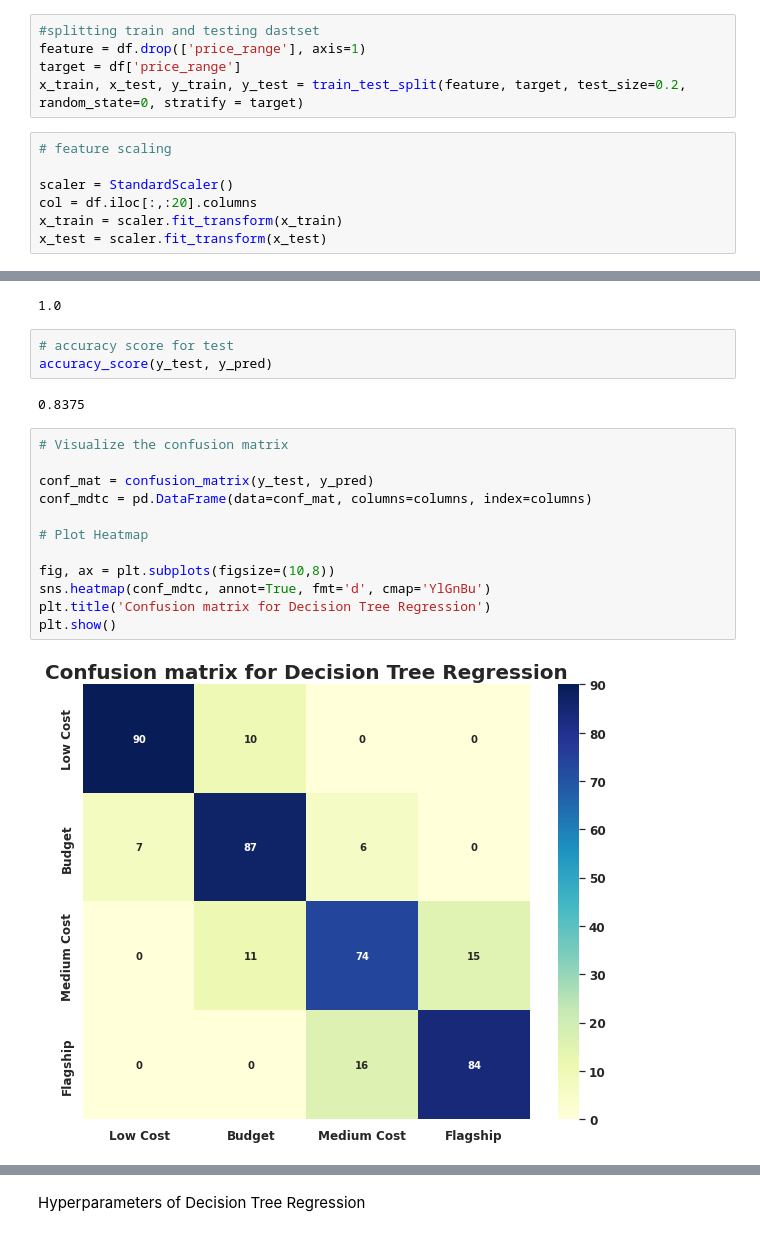
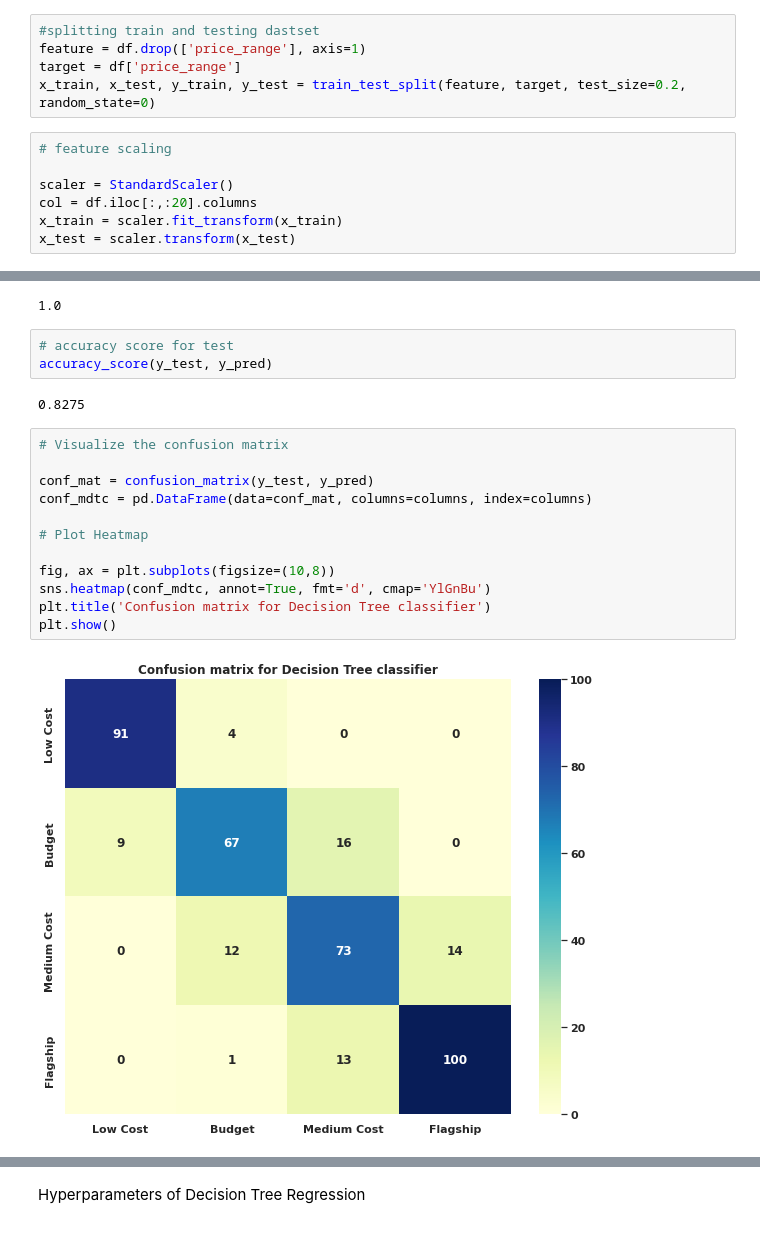
Before and after one commit to pratikjori20/Mobile-Price-Range-Prediction-ML-Class, a Jupyter notebook: Individual_capstone_3.ipynb, the cells around one changed output, grey strips where cells are left out. Drawn from its saved outputs; the diff is of its cells as text.

```diff
--- a/Individual_capstone_3.ipynb
+++ b/Individual_capstone_3.ipynb
@@ -229,14 +229,14 @@ plt.show()
 #splitting train and testing dastset
 feature = df.drop(['price_range'], axis=1)
 target = df['price_range']
-x_train, x_test, y_train, y_test = train_test_split(feature, target, test_size=0.2, random_state=0, stratify = target)
+x_train, x_test, y_train, y_test = train_test_split(feature, target, test_size=0.2, random_state=0)
 # %%
 # feature scaling
 
 scaler = StandardScaler()
 col = df.iloc[:,:20].columns
 x_train = scaler.fit_transform(x_train)
-x_test = scaler.fit_transform(x_test)
+x_test = scaler.transform(x_test)
 # %%
 # function for plotting roc curve
 def plot_roc_auc(y_test, pred_prob):
@@ -314,21 +314,21 @@ accuracy_score(y_train, y_train_pred)
 # accuracy score for test
 accuracy_score(y_test, y_pred)
 # %% [output]
-0.8375
+0.8275
 # %%
 # Visualize the confusion matrix
 
 conf_mat = confusion_matrix(y_test, y_pred)
 conf_mdtc = pd.DataFrame(data=conf_mat, columns=columns, index=columns)
 
 # Plot Heatmap
 
 fig, ax = plt.subplots(figsize=(10,8))
 sns.heatmap(conf_mdtc, annot=True, fmt='d', cmap='YlGnBu')
-plt.title('Confusion matrix for Decision Tree Regression')
+plt.title('Confusion matrix for Decision Tree classifier')
 plt.show()
 # %% [output]
-[figure, old version]
+[figure, new version]
 # %%
 # Classification report on train
 print(classification_report(y_train, y_train_pred))
```
Also changed, not shown: parts of 24 cells of this notebook.
